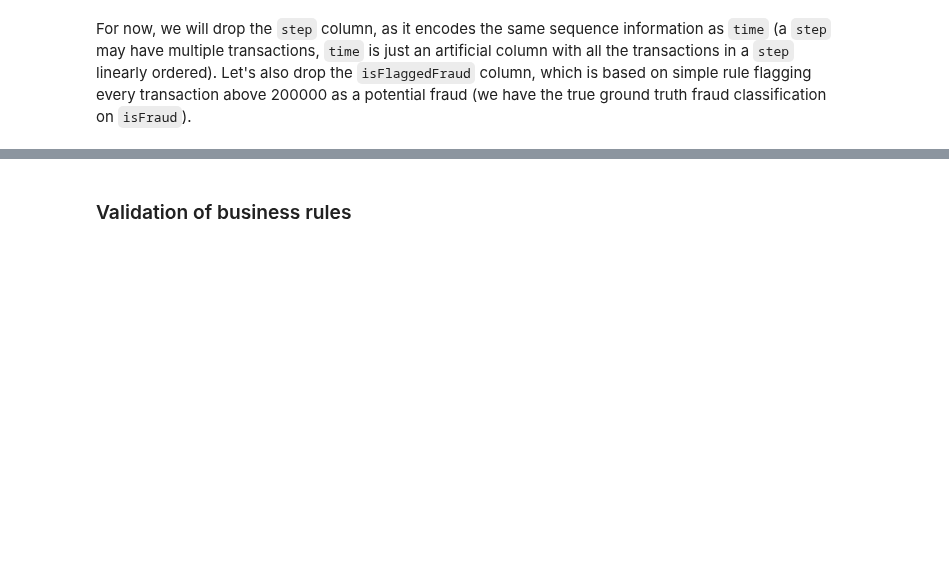
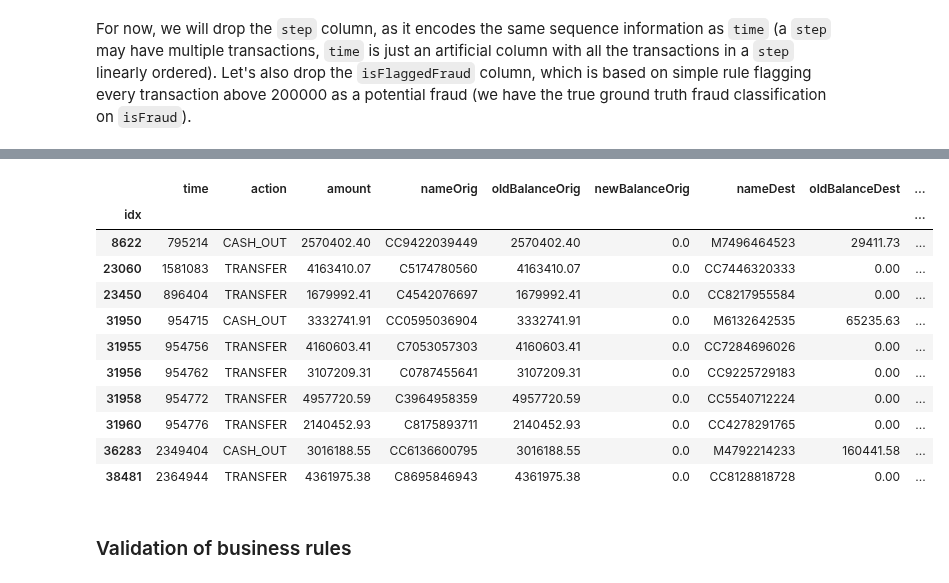
Before and after one commit to ydataai/academy, a Jupyter notebook: 5 - synthetic-data-applications/time-series/paysim/PaySim - Use case.ipynb, the cells around one changed output, grey strips where cells are left out. Saved outputs shown, nothing was run; the diff lists cells and outputs as text; code cells hidden in the pictures; blank space fills up the shorter version.

```diff
--- a/5 - synthetic-data-applications/time-series/paysim/PaySim - Use case.ipynb
+++ b/5 - synthetic-data-applications/time-series/paysim/PaySim - Use case.ipynb
@@ -115,3 +142,19 @@ dataset.columns
+# %%
+data_sample = dataset.sample(100000).to_pandas()
+data_sample[data_sample.isFraud == 1].head(10)
+# %% [output]
+|  | time | action | amount | nameOrig | oldBalanceOrig | newBalanceOrig | nameDest | oldBalanceDest | ... |
+| idx |  |  |  |  |  |  |  |  | ... |
+| 8622 | 795214 | CASH_OUT | 2570402.40 | CC9422039449 | 2570402.40 | 0.0 | M7496464523 | 29411.73 | ... |
+| 23060 | 1581083 | TRANSFER | 4163410.07 | C5174780560 | 4163410.07 | 0.0 | CC7446320333 | 0.00 | ... |
+| 23450 | 896404 | TRANSFER | 1679992.41 | C4542076697 | 1679992.41 | 0.0 | CC8217955584 | 0.00 | ... |
+| 31950 | 954715 | CASH_OUT | 3332741.91 | CC0595036904 | 3332741.91 | 0.0 | M6132642535 | 65235.63 | ... |
+| 31955 | 954756 | TRANSFER | 4160603.41 | C7053057303 | 4160603.41 | 0.0 | CC7284696026 | 0.00 | ... |
+| 31956 | 954762 | TRANSFER | 3107209.31 | C0787455641 | 3107209.31 | 0.0 | CC9225729183 | 0.00 | ... |
+| 31958 | 954772 | TRANSFER | 4957720.59 | C3964958359 | 4957720.59 | 0.0 | CC5540712224 | 0.00 | ... |
+| 31960 | 954776 | TRANSFER | 2140452.93 | C8175893711 | 2140452.93 | 0.0 | CC4278291765 | 0.00 | ... |
+| 36283 | 2349404 | CASH_OUT | 3016188.55 | CC6136600795 | 3016188.55 | 0.0 | M4792214233 | 160441.58 | ... |
+| 38481 | 2364944 | TRANSFER | 4361975.38 | C8695846943 | 4361975.38 | 0.0 | CC8128818728 | 0.00 | ... |
 # %% [markdown]
 ### Validation of business rules
 # %% [markdown]
```
Also changed, not shown: parts of 25 cells of this notebook.
